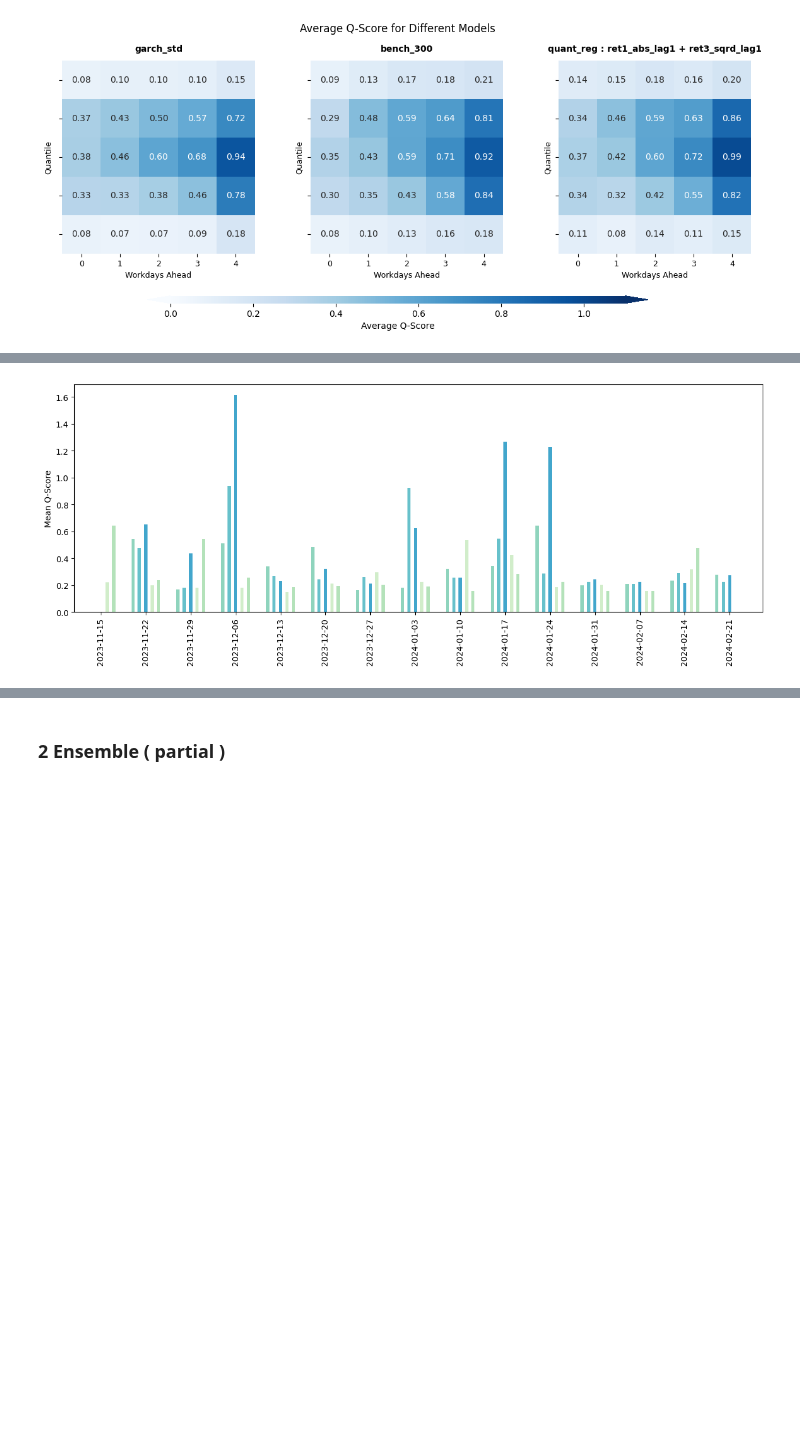
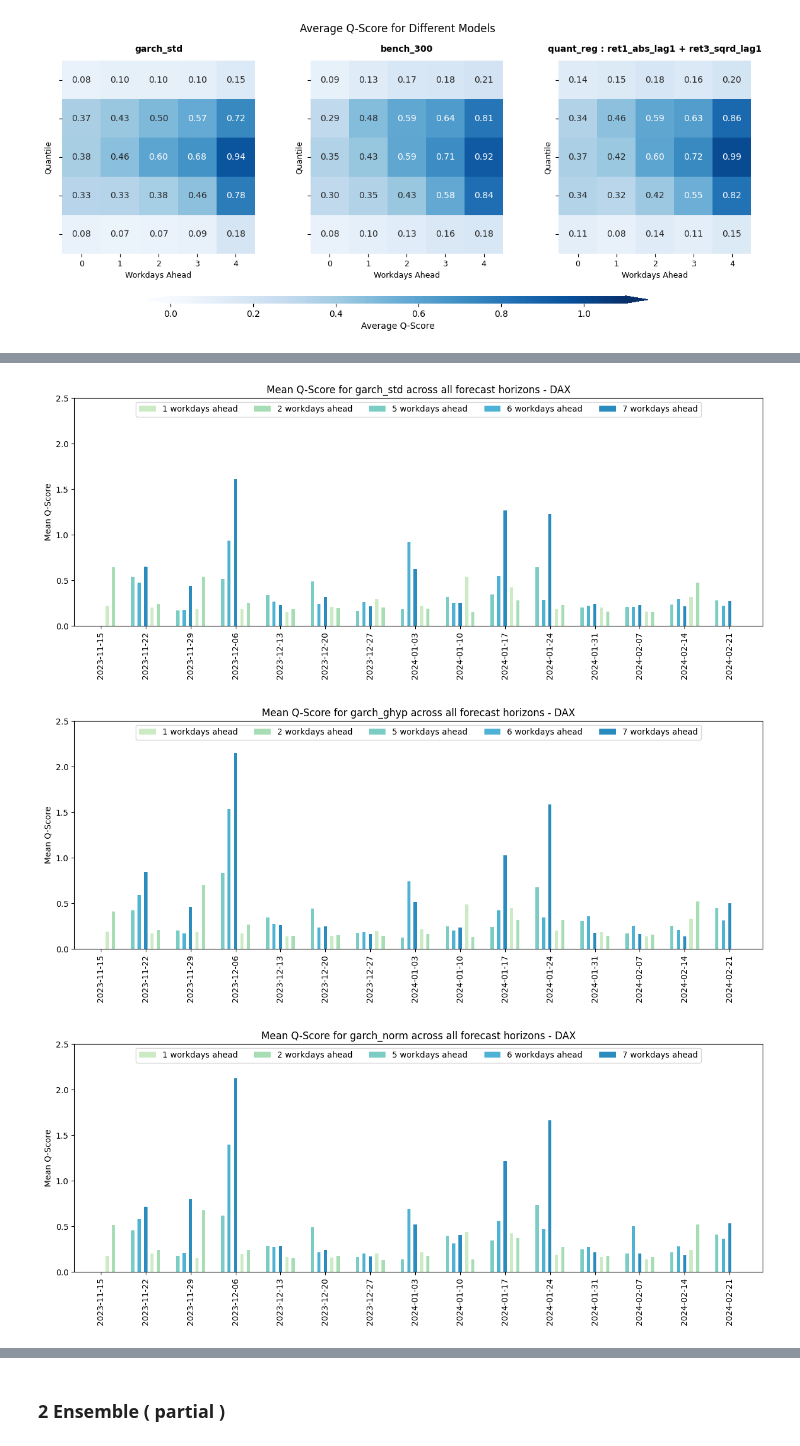
Before and after one commit to hikotei/2023_11-PTSFC, a Jupyter notebook: energy/2024_03_30 !!! plot n eval DAX ens.ipynb, the cells around one changed output, grey strips where cells are left out. Saved outputs shown, nothing was run; the diff lists cells and outputs as text; code cells hidden in the pictures; blank space fills up the shorter version.

```diff
--- a/energy/2024_03_30 !!! plot n eval DAX ens.ipynb
+++ b/energy/2024_03_30 !!! plot n eval DAX ens.ipynb
@@ -200,5 +210,6 @@ plt.show()
 # %%
-model_list = ['garch_std', 'garch_ghyp', 'garch_norm', 'bench_300', 'quant_reg : ret1_abs_lag1 + ret3_sqrd_lag1']
+# model_list = ['garch_std', 'garch_ghyp', 'garch_norm', 'bench_300', 'quant_reg : ret1_abs_lag1 + ret3_sqrd_lag1']
+model_list = all_models
 
 # list all csv files in folder that contain "weekly_fcasts" using os
 files = [f for f in os.listdir(folder) if "weekly_fcasts" in f]
@@ -293,6 +356,7 @@ plt.show()
 # %%
-plt.figure(figsize=(15, 5))
+plt.figure(figsize=(10, 5))
 
+model_list = ['garch_std', 'garch_ghyp', 'garch_norm', 'bench_300', 'quant_reg : ret1_abs_lag1 + ret3_sqrd_lag1']
 fcast_hor = [1,2,3,4,5]
 
 # mark fcast dates
@@ -315,15 +379,15 @@ for i, model in enumerate(model_list):
     model_type = model.split('_')[0]
     color = colorlist[model_type]
     if 'garch' in model:
-        plt.bar(np.arange(len(fcast_hor)) + i*0.1 + 0.3, model_df, width=0.07, label=model, color=color,
+        plt.bar(np.arange(len(fcast_hor)) + i*0.1, model_df, width=0.07, label=model, color=color,
                 hatch = hatchstyle[model], edgecolor='grey', lw=0, alpha=1)
     else :
-        plt.bar(np.arange(len(fcast_hor)) + i*0.1 + 0.3, model_df, width=0.07, label=model, color=color)
+        plt.bar(np.arange(len(fcast_hor)) + i*0.1, model_df, width=0.07, label=model, color=color)
 
     # Add model names above bars
     for j, score in enumerate(model_df):
         if j > 0 : break
-        if i < 3 : plt.text(j + i * 0.1 + 0.3, score + 0.01, model, ha='center', va='bottom', fontsize=8, rotation=88)
+        if i < 3 : plt.text(j + i * 0.1, score + 0.01, model, ha='center', va='bottom', fontsize=8, rotation=88)
 
 # custom xlabels
 xlabels = [f'{hor} workdays ahead' for hor in fcast_hor]
@@ -332,13 +396,13 @@ labels_add = ['thursday', 'friday', 'monday',
 
 # add labels_add behind xlabels and put \n in between
 xlabels = [f'{x}\n{labels_add[i]}' for i, x in enumerate(xlabels)]
-plt.xticks(ticks=np.arange(len(fcast_hor))+0.5, labels=xlabels)
+plt.xticks(ticks=np.arange(len(fcast_hor))+0.2, labels=xlabels)
 
 plt.ylabel('Mean Q-Score')
 plt.legend(bbox_to_anchor=(0.5, -0.2), loc='lower center', ncol=5)
 plt.title('Mean Q-Score for different models across all forecast horizons - DAX')
 plt.tight_layout()
 
-plt.savefig('plots/dax_1ens_1overview_fcasthor_barplot.pdf', dpi=300, bbox_inches='tight')
+plt.savefig('plots/dax_1ens_overview_fcasthor_barplot.pdf', dpi=300, bbox_inches='tight')
 plt.show()
 # %% [output]
@@ -346,40 +412,57 @@ plt.show()
 # %%
-plt.figure(figsize=(15, 5))
+model_list = ['garch_std', 'garch_ghyp', 'garch_norm',
+              'bench_300', 'bench_500', 'bench_700',
+              'quant_reg : ret1_abs_lag1 + ret3_sqrd_lag1']
 
 fcast_hor = [1,2,5,6,7]
 
 # mark fcast dates
 start_date = pd.Timestamp('2023-11-15')
 end_date = pd.Timestamp('2024-02-14')
 fcast_dates_cet = pd.date_range(start=start_date, end=end_date, freq='W-WED').tolist()
 
+temp = fcast_dates_cet
+temp.append(fcast_dates_cet[-1] + pd.Timedelta(days=7))
+fcast_dates_cet_str = [date.strftime('%Y-%m-%d') for date in temp]
+
 # colormap = mpl.colormaps.get_cmap('PuBu')
 colormap = mpl.cm.get_cmap('GnBu')
 
-model = 'garch_std'
-for fcast_idx, fcast_date in enumerate(fcast_dates_cet):
+for model in model_list :
 
-    subm_timestamps = [(fcast_date + pd.Timedelta(days=i)) for i in fcast_hor]
-    model_df = model_scores_entire_period_dict[model].iloc[:,:5].mean(axis=1)
-    model_df.index = [x.replace(tzinfo=None) for x in model_df.index]
-    model_df = model_df.loc[model_df.index.isin(subm_timestamps)]
+    legend_count = 0
+    plt.figure(figsize=(15, 5))
 
-    # Plot bars with specific colors
-    for i, timestamp in enumerate(model_df.index):
-        perc = (i+2)/(len(model_df)+4)
-        plt.bar(timestamp, model_df[timestamp], width=0.5, color=colormap(perc), alpha=1)
+    for fcast_idx, fcast_date in enumerate(fcast_dates_cet):
 
-# # mark fcast dates
-# for fcast_date in fcast_dates_cet:
-#     plt.axvline(fcast_date, color='grey', linestyle='--', zorder=0)
+        subm_timestamps = [(fcast_date + pd.Timedelta(days=i)) for i in fcast_hor]
+        model_df = model_scores_entire_period_dict[model].iloc[:,:5].mean(axis=1)
+        model_df.index = [x.replace(tzinfo=None) for x in model_df.index]
+        model_df = model_df.loc[model_df.index.isin(subm_timestamps)]
 
-# custom x ticks as fcast_dates_cet
-# add one more date to the end for the last bar
-fcast_dates_cet.append(fcast_dates_cet[-1] + pd.Timedelta(days=7))
-fcast_dates_cet_str = [date.strftime('%Y-%m-%d') for date in fcast_dates_cet]
-plt.xticks(ticks=fcast_dates_cet, labels=fcast_dates_cet_str, rotation=90)
+        # Plot bars with specific colors
+        for i, timestamp in enumerate(model_df.index):
+            perc = (i+2)/(len(model_df)+3)
+            if legend_count < 5:
+                plt.bar(timestamp, model_df[timestamp], width=0.5, color=colormap(perc), alpha=1,
+                        label=f'{fcast_hor[i]} workdays ahead')
+                legend_count += 1
+            else :
+                plt.bar(timestamp, model_df[timestamp], width=0.5, color=colormap(perc), alpha=1)
 
-plt.ylabel('Mean Q-Score')
-plt.show()
+    # custom x ticks as fcast_dates_cet
+    # add one more date to the end for the last bar
+    plt.xticks(ticks=temp, labels=fcast_dates_cet_str, rotation=90)
+
+    # fix y scale to 0 to 1.7
+    plt.ylim(0, 2.5)
+    plt.ylabel('Mean Q-Score')
+
+    # add title
+    plt.title(f'Mean Q-Score for {model} across all forecast horizons - DAX')
+    plt.legend(bbox_to_anchor=(0.5, 0.90), loc='lower center', ncol=5)
+    plt.show()
 # %% [output]
-[figure, old version]
+[figure, new version]
+[figure, added]
+[figure, added]
```
Also changed, not shown: parts of 24 cells of this notebook, 8 other files.
